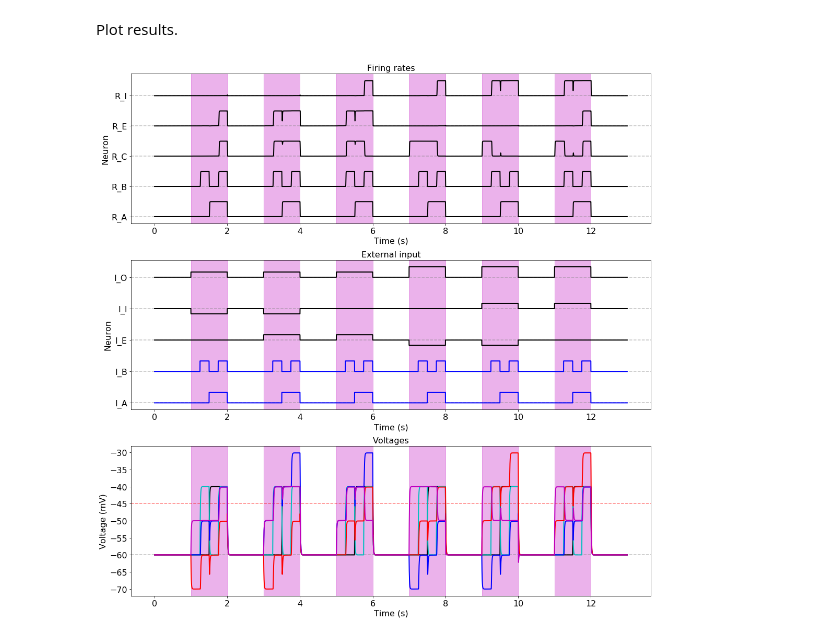
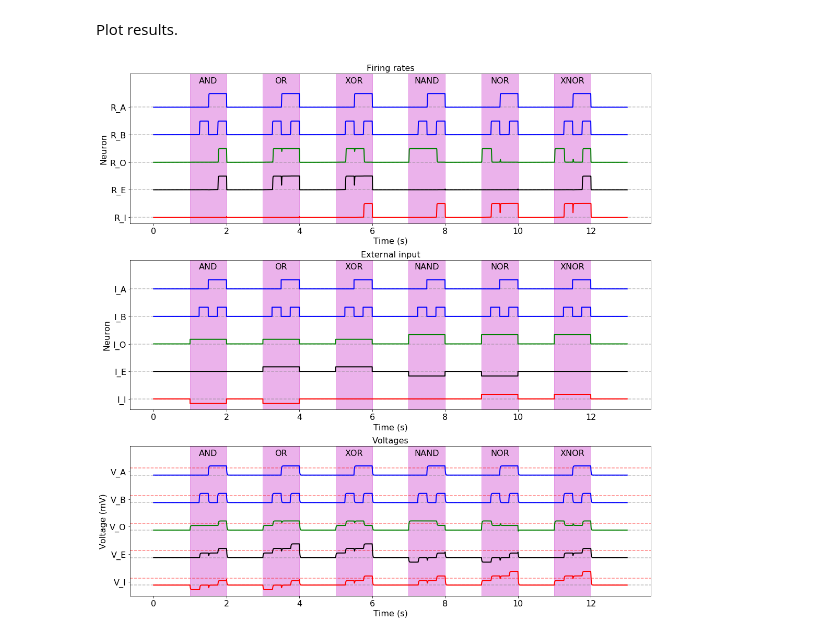
Before and after one commit to rkp8000/so_excite, a Jupyter notebook: 2A_nonlin_comp.ipynb, the cells around one changed output. Saved outputs shown, nothing was run; the diff lists cells and outputs as text; code cells hidden in the pictures.

Commit message:
Clean up plots.

```diff
--- a/2A_nonlin_comp.ipynb
+++ b/2A_nonlin_comp.ipynb
@@ -26,12 +26,12 @@ INP = {  # test input (V)
 }
 
 CTL = {  # external control "current" (V)
-    'AND':  np.array([   0, -.01, .01]),  # E, I, OUT
-    'OR':   np.array([ .01, -.01, .01]),  # E, I, OUT
-    'XOR':  np.array([ .01,    0, .01]),  # ...
-    'NAND': np.array([-.01,    0, .02]),
-    'NOR':  np.array([-.01,  .01, .02]),
-    'XNOR': np.array([   0,  .01, .02]),
+    'AND':  np.array([.01,    0, -.01]),  # OUT, E, I
+    'OR':   np.array([.01,  .01, -.01]),  # OUT, E, I
+    'XOR':  np.array([.01,  .01,    0]),  # ...
+    'NAND': np.array([.02, -.01,    0]),
+    'NOR':  np.array([.02, -.01,  .01]),
+    'XNOR': np.array([.02,    0,  .01]),
 }
 
 ORDER_INP = ['00', '01', '10', '11']
@@ -82,12 +82,12 @@ Build weight matrix and stimulus.
 # %%
 # binary e/i cxns
 c = np.array([
-#  IN_A IN_B E   I  OUT
+#  IN_A IN_B OUT E   I
     [0,  0,  0,  0,  0],  # IN_A
     [0,  0,  0,  0,  0],  # IN_B
+    [0,  0,  0,  1, -1],  # OUT
     [1,  1,  0,  0,  0],  # E
     [1,  1,  0,  0,  0],  # I
-    [0,  0,  1, -1,  0],  # OUT
 ])
 
 # weights
@@ -131,59 +131,84 @@ Plot results.
 fig, axs = plt.subplots(3, 1, figsize=(15, 15), tight_layout=True)
 
 # firing rates
+colors = ['b', 'b', 'g', 'k', 'r']
 y_ticks = []
 
-for ctr, nrn_idx in enumerate([0, 1, 4, 2, 3]):
-    offset = ctr * 2
+for ctr, (r_, color) in enumerate(zip(r.T, colors)):
+    offset = -ctr * 2
     axs[0].axhline(offset, color='gray', alpha=0.5, ls='--')
-    axs[0].plot(t, r[:, nrn_idx] + offset, color='k', lw=2)
+    axs[0].plot(t, r_ + offset, color=color, lw=2)
 
     y_ticks.append(offset)
 
 axs[0].set_yticks(y_ticks)
-axs[0].set_yticklabels(['R_A', 'R_B', 'R_C', 'R_E', 'R_I'])
+axs[0].set_yticklabels(['R_A', 'R_B', 'R_O', 'R_E', 'R_I'])
 axs[0].set_xlabel('Time (s)')
 axs[0].set_ylabel('Neuron')
 axs[0].set_title('Firing rates')
 
 # inputs
-colors = ['b', 'b', 'k', 'k', 'k']
+colors = ['b', 'b', 'g', 'k', 'r']
 y_ticks = []
 
 for ctr, (i, color) in enumerate(zip(i_ext.T, colors)):
-    offset = ctr * 60
+    offset = -ctr * 60
     axs[1].axhline(offset, color='gray', alpha=0.5, ls='--')
     axs[1].plot(t, 1000 * i + offset, color=color, lw=2)
 
     y_ticks.append(offset)
 
 axs[1].set_yticks(y_ticks)
-axs[1].set_yticklabels(['I_A', 'I_B', 'I_E', 'I_I', 'I_O'])
+axs[1].set_yticklabels(['I_A', 'I_B', 'I_O', 'I_E', 'I_I'])
 axs[1].set_xlabel('Time (s)')
 axs[1].set_ylabel('Neuron')
 axs[1].set_title('External input')
 
 # voltages
 
-colors = ['k', 'c', 'b', 'r', 'm']
+colors = ['b', 'b', 'g', 'k', 'r']
+y_ticks = []
 
-axs[2].axhline(1000 * V_TH, color='r', alpha=0.5, ls='--')
-axs[2].axhline(1000 * V_0, color='gray', alpha=0.5, ls='--')
+for ctr, (v_, color) in enumerate(zip(v.T, colors)):
+    offset = -ctr * 60
+    axs[2].axhline(1000 * V_TH + offset, color='r', alpha=0.5, ls='--')
+    axs[2].axhline(1000 * V_0 + offset, color='gray', alpha=0.5, ls='--')
+    axs[2].plot(t, 1000 * v_ + offset, color=colors[ctr], lw=2)
 
-for ctr, v_ in enumerate(v.T):
+    y_ticks.append(offset + 1000 * .5*(V_0+V_TH))
 
-    axs[2].plot(t, 1000 * v_, color=colors[ctr], lw=2)
-
+axs[2].set_yticks(y_ticks)
+axs[2].set_yticklabels(['V_A', 'V_B', 'V_O', 'V_E', 'V_I'])
 axs[2].set_xlabel('Time (s)')
 axs[2].set_ylabel('Voltage (mV)')
 axs[2].set_title('Voltages')
 
 for ax in axs:
-    # shade computational parts
+
+    # increase y limits to make room for text labels
+    y_lim = list(ax.get_ylim())
+    y_lim[1] = y_lim[0] + 1.1 * (y_lim[1] - y_lim[0])
+    y_range = y_lim[1] - y_lim[0]
+
+    ax.set_ylim(y_lim)
+
+    # shade and annotate computational regimes
     for ctr, key in enumerate(ORDER_CTL):
+
         t_start = T_ITVL + ctr * (len(ORDER_INP)*T_INP + T_ITVL)
         t_end = t_start + len(ORDER_INP)*T_INP
+
+        # shading
         ax.axvspan(t_start, t_end, color='m', alpha=0.3)
+
+        # text
+        ax.text(
+            .5 * (t_start + t_end), y_lim[1] - .02*y_range, key,
+            horizontalalignment='center', verticalalignment='top', fontsize=16)
+
+
+    # add labels
+
     set_font_size(ax, 16)
 # %% [output]
-[figure, old version]
+[figure, new version]
```
Also changed, not shown: parts of 1 cell of this notebook.
